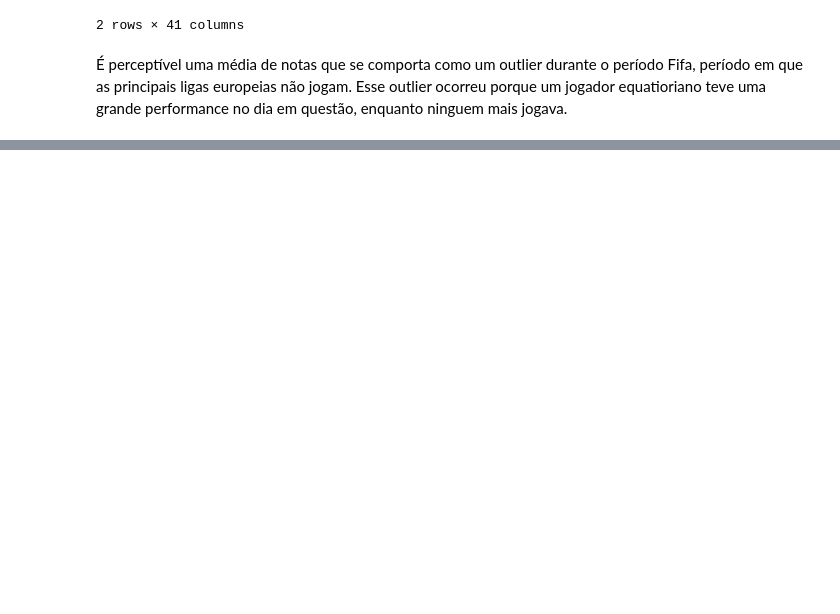
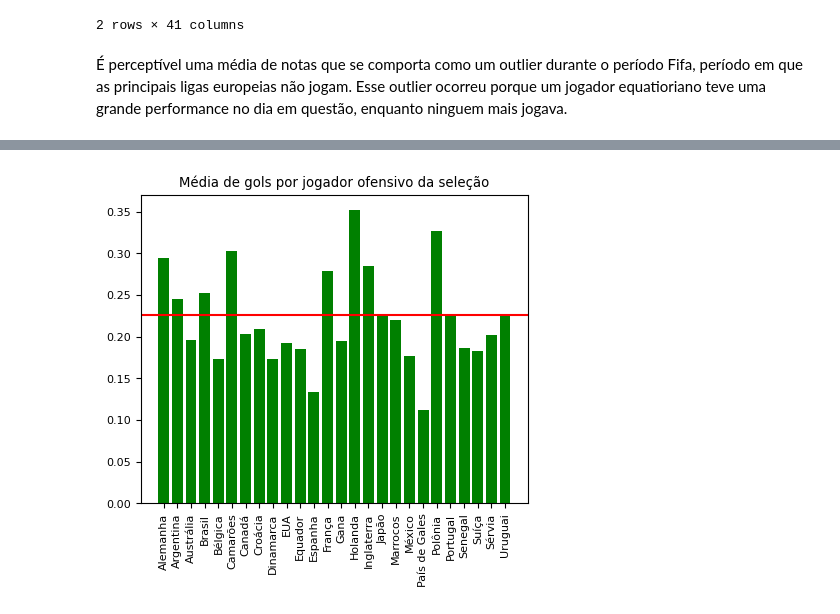
Before and after one commit to vprates-22/Analise_de_Dados_Copa_2022, a Jupyter notebook: main.ipynb, the cells around one changed output, grey strips where cells are left out. Drawn from its saved outputs; the diff is of its cells as text; code cells hidden in the pictures; blank space fills up the shorter version.

```diff
--- a/main.ipynb
+++ b/main.ipynb
@@ -95,0 +161,5 @@ for i in range(round(len(selecoes)/4)):
+# %%
+# Média de gols por jogador ofensivo de cada seleção
+barplot_media(df[df.Area == 'Ataque'], "Seleção", "Gols", "Média de gols por jogador ofensivo da seleção")
+# %% [output]
+[figure, added]
```
Also changed, not shown: parts of 37 cells of this notebook.
